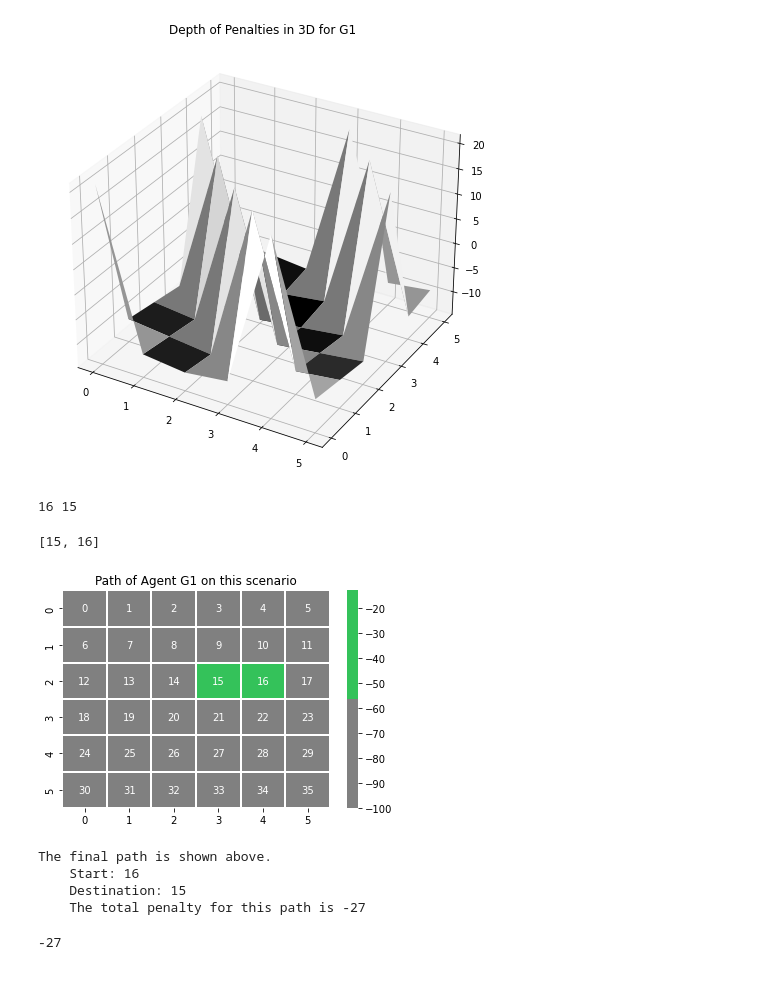
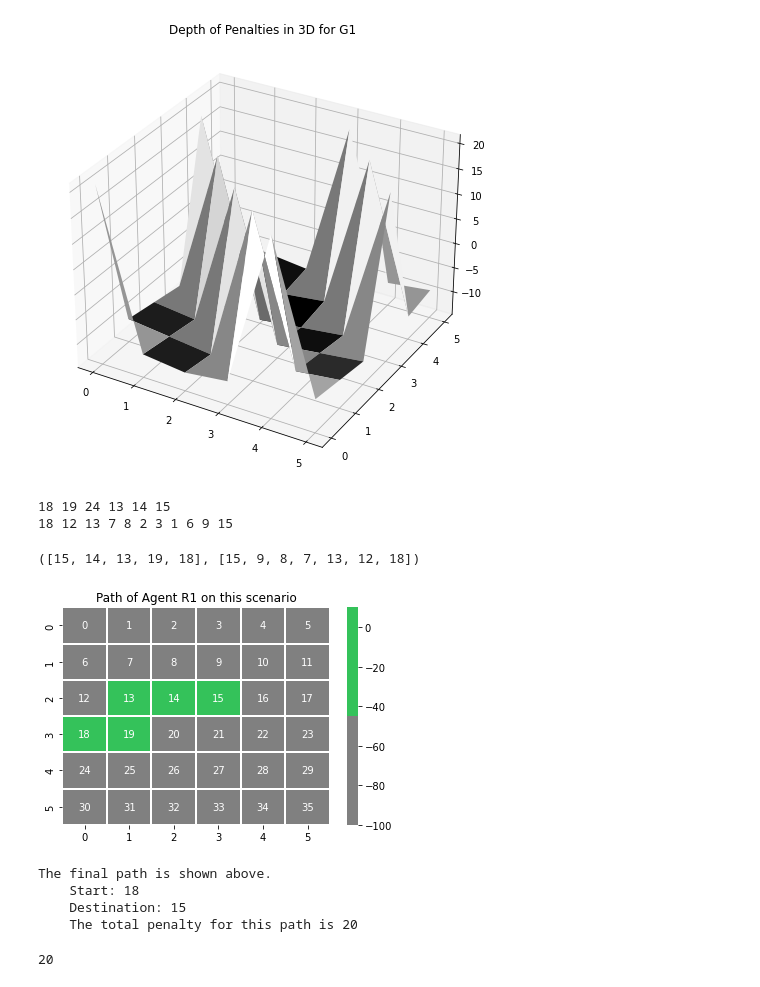
Before and after one commit to pavankumarbalijepalli/aci_assignment, a Jupyter notebook: Trails.ipynb, the cells around one changed output. Cells and saved outputs as stored; diff of their text form; code cells hidden in the pictures.

Commit message:
Make separate penalty outcomes for R1 and G1

```diff
--- a/Trails.ipynb
+++ b/Trails.ipynb
@@ -242,9 +246,10 @@ for i in range(side*side):
 # %%
 # Create a graph with `from` as key and `(to, cost)` as values
-graph = {i:[] for i in range(side*side)}
+graph_R1 = {i:[] for i in range(side*side)}
+graph_G1 = {i:[] for i in range(side*side)}
 
 # Function to map values to graph
-def addedge(_from, _to, cost):
+def addedge(_from, _to, cost, graph):
     """
     Adds edge to the global variable graph, using the position of node, destination node, cost of traversing
 
@@ -257,13 +262,16 @@ def addedge(_from, _to, cost):
     graph[_from].append((_to, cost))
 
 # Adding edges to all the connections
-for i in connections:
-    addedge(i[0], i[1], i[2])
+for i in connections_R1:
+    addedge(i[0], i[1], i[2], graph_R1)
+
+for i in connections_G1:
+    addedge(i[0], i[1], i[2], graph_G1)
 # %%
 # Greedy Best First Search
 from queue import PriorityQueue
 
-def best_first_search(source, destination, blocks):
+def best_first_search(source, destination, blocks, graph):
     """
     Implements Greedy Best First Search algorithm on provided map_grid using source, destination and number of blocks as parameters.
     Requires a global variable `graph` which is a weighted-undirected graph representing the map_grid.
@@ -297,12 +305,17 @@ def best_first_search(source, destination, blocks):
     return path
 
 
-laid_path = best_first_search(start_number, heart_number, side*side)
+laid_path_R1 = best_first_search(start_number, heart_number, side*side, graph_R1)
+print()
+laid_path_G1 = best_first_search(start_number, heart_number, side*side, graph_G1)
 # %% [output]
-16 15
+18 19 24 13 14 15
+18 12 13 7 8 2 3 1 6 9 15
 # %%
-final_path = []
-def get_final_path(node: int):
+final_path_R1 = []
+final_path_G1 = []
+
+def get_final_path(node: int, final_path, laid_path):
     """
     A recursive implementation of back propagation which goes from destination to source, to find the most efficient path without the other blocks.
     Requires a global variable `laid_path` which is a dictionary of {`destination`: `source`} pairs.
@@ -315,14 +328,16 @@ def get_final_path(node: int):
     if node == start_number:
         return
     parent = laid_path[node]
-    get_final_path(parent)
+    get_final_path(parent, final_path, laid_path)
 
-get_final_path(heart_number)
-final_path
+get_final_path(heart_number, final_path_R1, laid_path_R1)
+get_final_path(heart_number, final_path_G1, laid_path_G1)
+
+final_path_R1, final_path_G1
 # %% [output]
-[15, 16]
+([15, 14, 13, 19, 18], [15, 9, 8, 7, 13, 12, 18])
 # %%
-def find_final_penalty(final_path: list):
+def find_final_penalty(final_path: list, num_pen, agent):
     """
     Calculates the total penalty of an `agent` travelling from `source` to `destination`.
     Based on the final_path we get from `get_final_path` function.
@@ -343,11 +358,11 @@ def find_final_penalty(final_path: list):
     """)
     return final_penalty
 # %%
-find_final_penalty(final_path)
+find_final_penalty(final_path_R1, num_pen_R1, agent=0)
 # %% [output]
-[figure, old version]
+[figure, new version]
 The final path is shown above.
-    Start: 16
+    Start: 18
     Destination: 15
-    The total penalty for this path is -27
+    The total penalty for this path is 20
--27
+20
```
Also changed, not shown: parts of 3 cells of this notebook.
